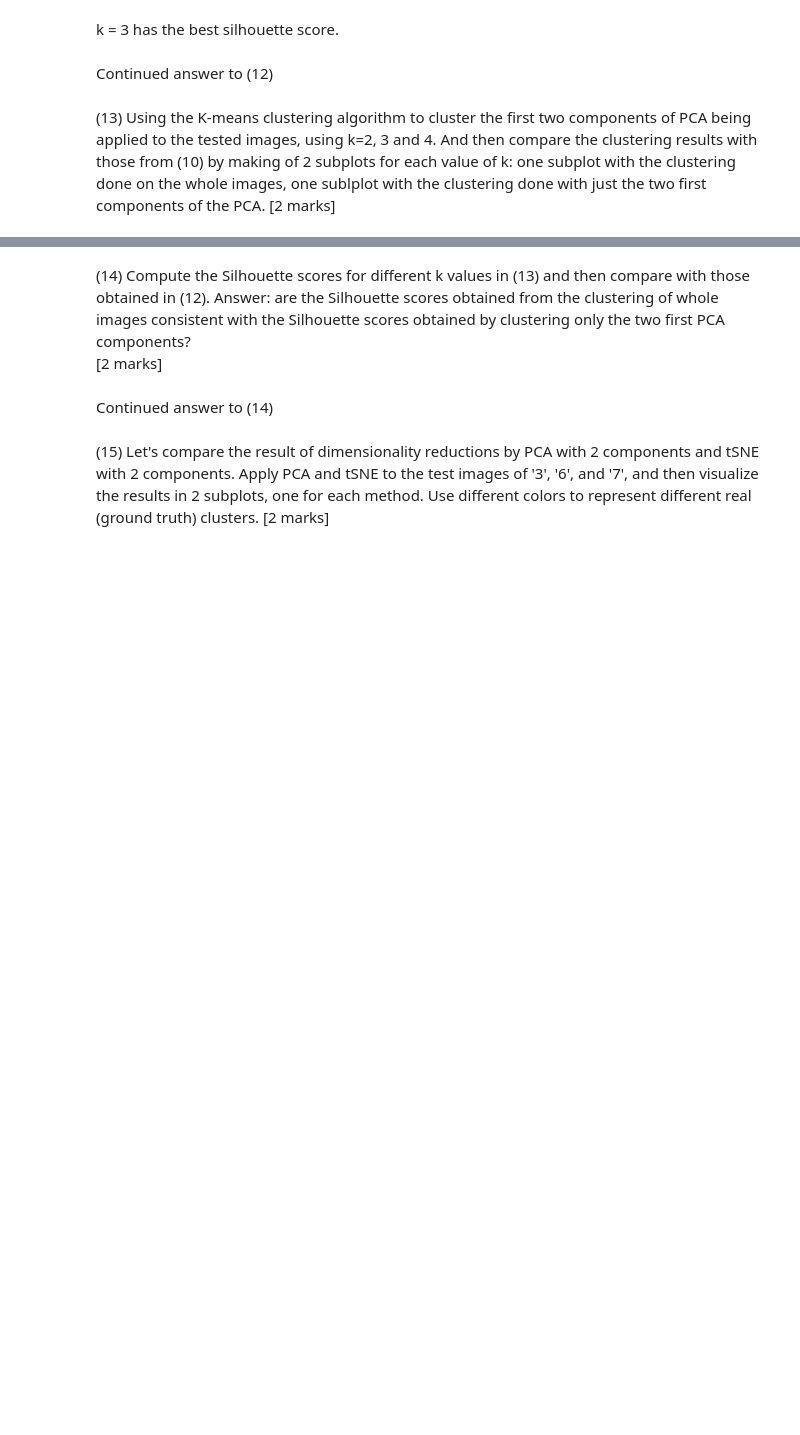
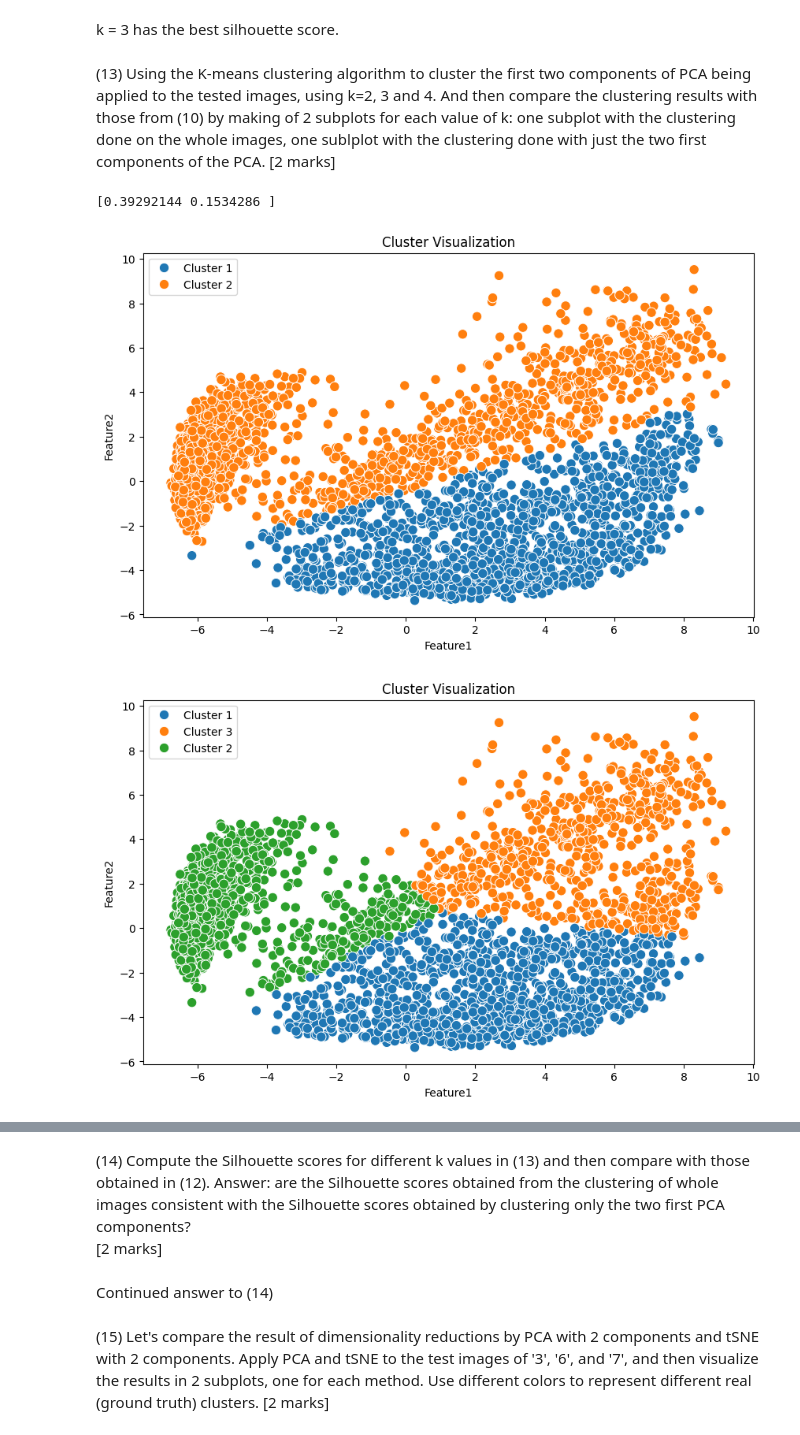
Before and after one commit to DylanF19/Machine-Learning-2, a Jupyter notebook: template-COM1011-STUDENTNUMBER.ipynb, the cells around one changed output, grey strips where cells are left out. Cells and saved outputs as stored; diff of their text form; code cells hidden in the pictures; blank space fills up the shorter version.

```diff
--- a/template-COM1011-STUDENTNUMBER.ipynb
+++ b/template-COM1011-STUDENTNUMBER.ipynb
@@ -349,0 +339,9 @@ Davies-Bouldin Index for k = 4: 1.2135409817601641
+# %%
+from sklearn.metrics import davies_bouldin_score
+for x in range(2,5):
+    kmeans = KMeans(n_clusters=x, random_state=42)
+    kmeans_labels = kmeans.fit_predict(X_test_pca)
+
+
+    db_index = davies_bouldin_score(X_test_pca, kmeans_labels)
+    print(f"Davies-Bouldin Index for k = {x}: {db_index}")
@@ -385,9 +372,61 @@ For n_clusters = 4 The average silhouette_score is : 0.4657759470772635
 # %% [markdown]
 k = 3 has the best silhouette score.
-# %% [markdown]
-Continued answer to (12)
 # %% [markdown]
 (13) Using the K-means clustering algorithm to cluster the first two components of PCA being applied to the tested images, using k=2, 3 and 4. And then compare the clustering results with those from (10) by making of 2 subplots for each value of k: one subplot with the clustering done on the whole images, one sublplot with the clustering done with just the two first components of the PCA. [2 marks]
 # %%
+#=============================================================TODO====================================================================
 #answer to (13)
 #perform K-means
+from sklearn.decomposition import PCA
+
+pca = PCA(n_components=2)
+
+X_test_pca = pca.fit_transform(X_test)
+
+explained_variance = pca.explained_variance_ratio_
+print(explained_variance)
+
+feature_1 = [item[0] for item in X_test_pca]
+feature_2 = [item[1] for item in X_test_pca]
+
+data = pd.DataFrame({
+    'Feature1': feature_1,
+    'Feature2': feature_2
+})
+
+
+colors = ["r", "b", "g", "y"]
+labels = ["Cluster 1", "Cluster 2", "Cluster 3", "Cluster 4"]
+
+
+scaler = StandardScaler()
+scaled_data = scaler.fit_transform(data)
+
+for x in range(2,5):
+
+    kmeans = KMeans(n_clusters=x, random_state=42)
+    kmeans_labels = kmeans.fit_predict(scaled_data)
+
+
+    colors_labels = [colors[index] for index in kmeans_labels]
+    label_labels = [labels[index] for index in kmeans_labels]
+
+
+    data['Cluster'] = kmeans_labels
+    data['Colour'] = colors_labels
+    data['Label'] = label_labels
+
+
+    plt.figure(figsize=(10, 6))
+    sns.scatterplot(data=data, x='Feature1', y='Feature2', hue='Label', s=80)
+    plt.title('Cluster Visualization')
+    plt.xlabel('Feature1')
+    plt.ylabel('Feature2')
+    plt.legend()
+
+plt.grid(True)
+plt.show()
+# %% [output]
+[0.39292144 0.1534286 ]
+[figure, added]
+[figure, added]
```
Also changed, not shown: parts of 27 cells of this notebook, 2 other files.
